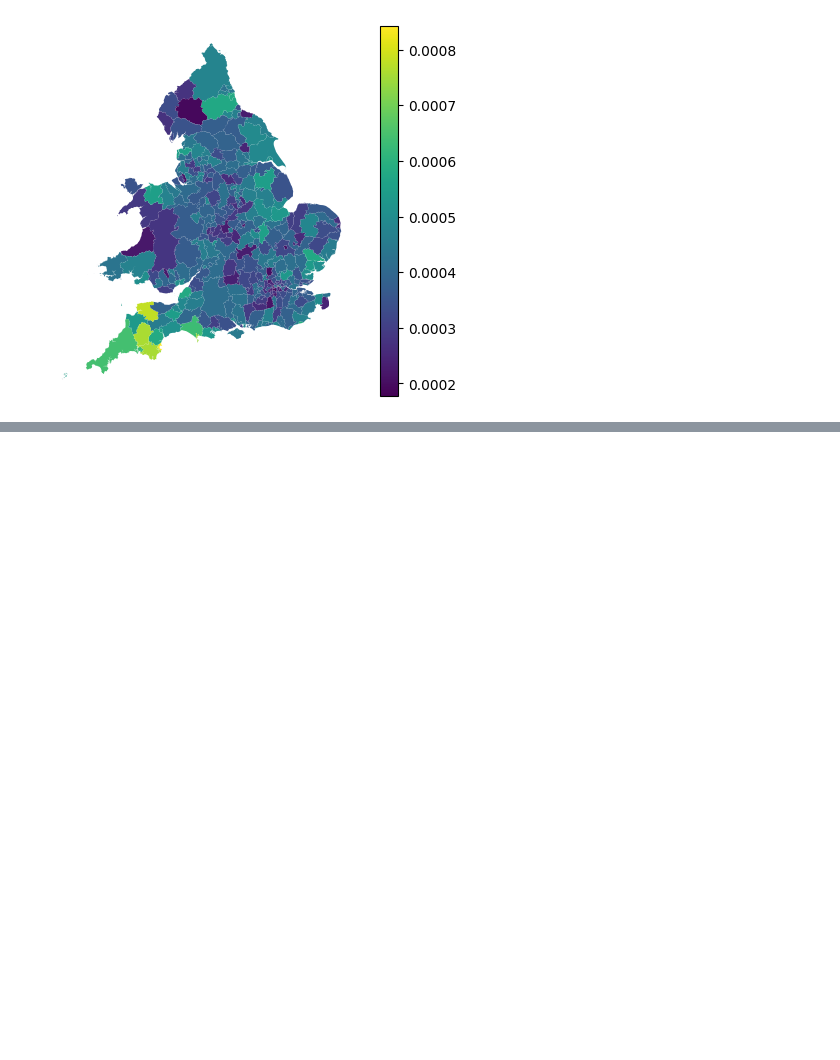
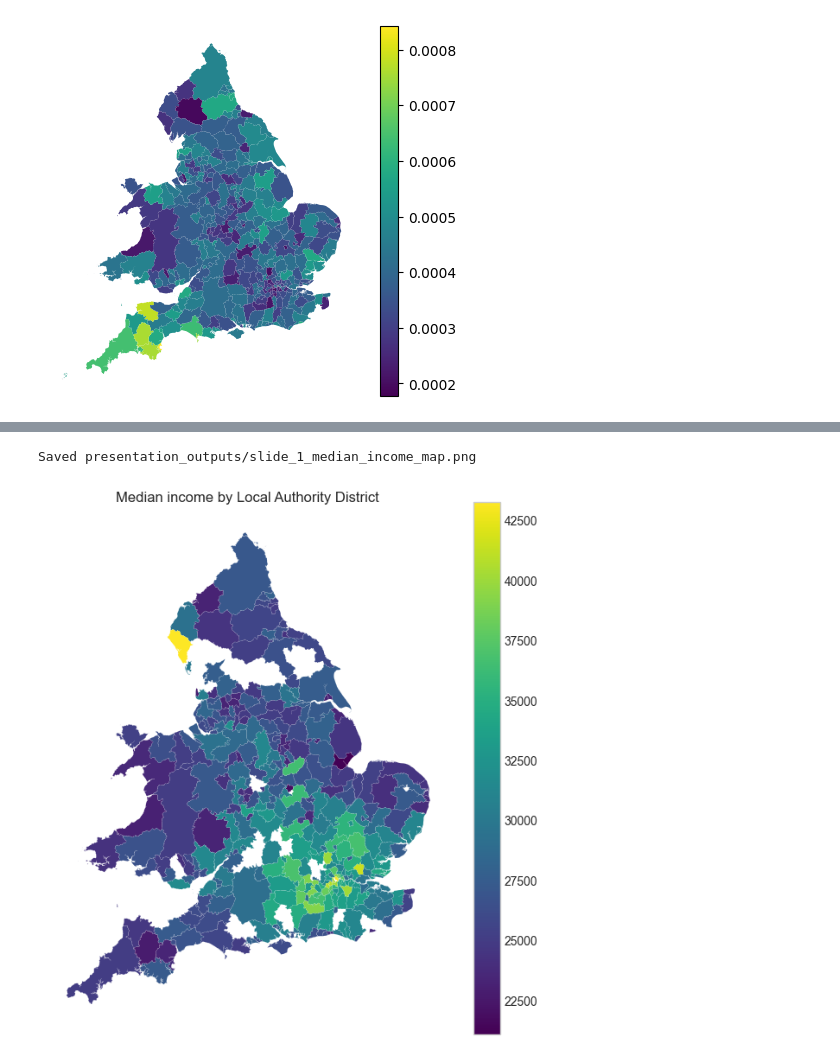
Before and after one commit to DolanDack/datasets, a Jupyter notebook: Causality Example.ipynb, the cells around one changed output, grey strips where cells are left out. Cells and saved outputs as stored; diff of their text form; code cells hidden in the pictures; blank space fills up the shorter version.

```diff
--- a/Causality Example.ipynb
+++ b/Causality Example.ipynb
@@ -180,7 +177,0 @@ https://gpflow.github.io/GPflow/2.4.0/notebooks/advanced/multioutput.html
-# %%
-import gpflow as gpf
-import tensorflow as tf
-
-gpf.config.set_default_float(np.float64)
-gpf.config.set_default_summary_fmt("notebook")
-np.random.seed(0)
@@ -254,0 +1628,18 @@ m
+# %%
+# Optional Slide 1 map: median income.
+try:
+    map_df = gdf2016.merge(
+        analysis_df[['LAD16CD', 'Local Authority District', INCOME_COLUMN, 'spending_intensity']],
+        left_on='lad16cd', right_on='LAD16CD', how='inner'
+    )
+    fig, ax = plt.subplots(1, 1, figsize=(7.5, 8.0))
+    map_df.plot(column=INCOME_COLUMN, ax=ax, cmap='viridis', legend=True, linewidth=0.05, edgecolor='white')
+    ax.set_axis_off()
+    ax.set_title('Median income by Local Authority District')
+    save_slide_fig(fig, 'slide_1_median_income_map.png')
+    plt.show()
+except Exception as exc:
+    print('Map skipped:', exc)
+# %% [output]
+Saved presentation_outputs/slide_1_median_income_map.png
+[figure, added]
```
Also changed, not shown: parts of 66 cells of this notebook, 20 other files.
